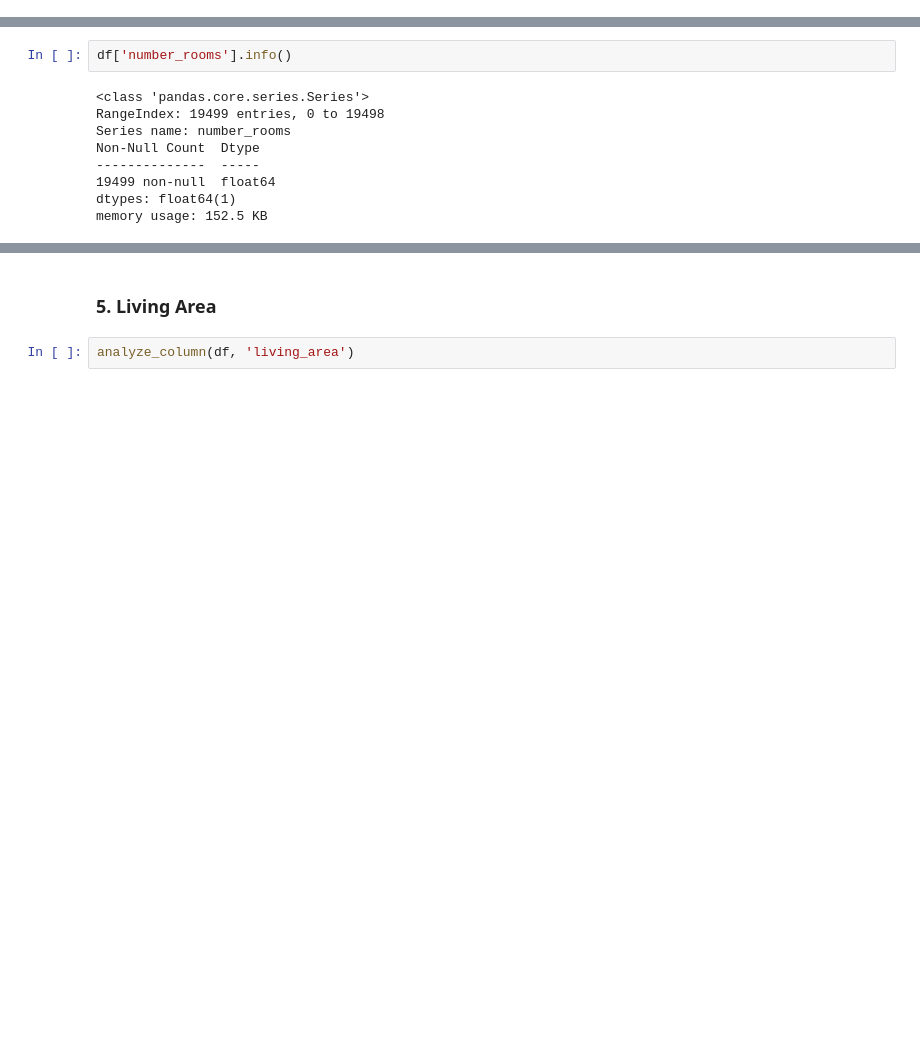
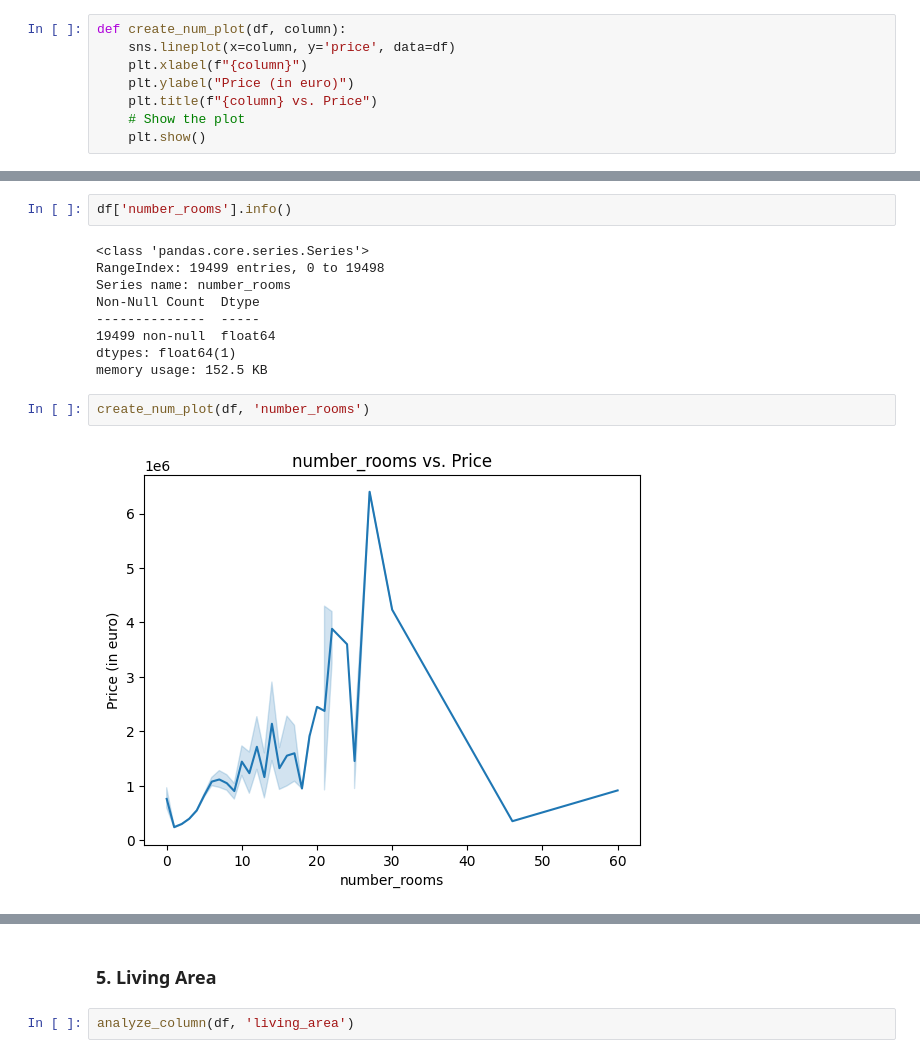
Before and after one commit to nikolaaswillaert/ImmoElizaDataAnalysis, a Jupyter notebook: datacleaning.ipynb, the cells around one changed output, grey strips where cells are left out. Drawn from its saved outputs; the diff is of its cells as text; blank space fills up the shorter version.

Commit message:
4. number of rooms

```diff
--- a/datacleaning.ipynb
+++ b/datacleaning.ipynb
@@ -82,3 +92,11 @@ def analyze_column(df, column_name):
+# %%
+def create_num_plot(df, column):
+    sns.lineplot(x=column, y='price', data=df)
+    plt.xlabel(f"{column}")
+    plt.ylabel("Price (in euro)")
+    plt.title(f"{column} vs. Price")
+    # Show the plot
+    plt.show()
 # %%
 df = df.dropna(how='all')
 # %% [markdown]
@@ -288,3 +304,7 @@ Non-Null Count  Dtype
 19499 non-null  float64
 dtypes: float64(1)
 memory usage: 152.5 KB
+# %%
+create_num_plot(df, 'number_rooms')
+# %% [output]
+[figure, added]
```
Also changed, not shown: parts of 8 cells of this notebook.
